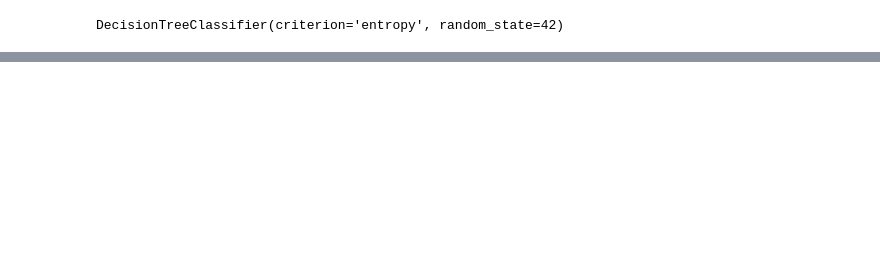
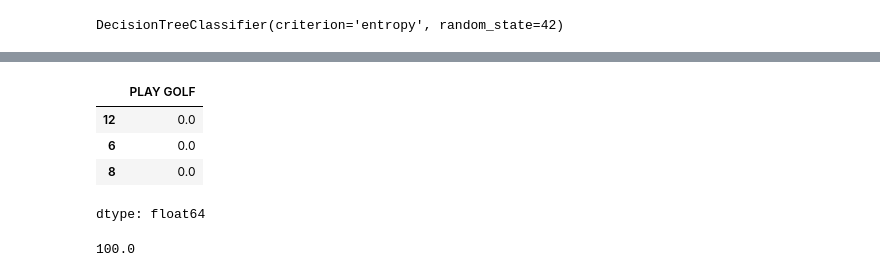
Before and after one commit to shahjamanbadhon/Data-Mining, a Jupyter notebook: Lab5_Decision_Tree.ipynb, the cells around one changed output, grey strips where cells are left out. Cells and saved outputs as stored; diff of their text form; code cells hidden in the pictures; blank space fills up the shorter version.

```diff
--- a/Lab5_Decision_Tree.ipynb
+++ b/Lab5_Decision_Tree.ipynb
@@ -105,0 +132,8 @@ plt.show()
+# %%
+y_test
+# %% [output]
+|  | PLAY GOLF |
+| 12 | 0.0 |
+| 6 | 0.0 |
+| 8 | 0.0 |
+dtype: float64
@@ -105,0 +142,4 @@ plt.show()
+# %%
+accuracy_score(y_pred,y_test)*100
+# %% [output]
+100.0
```
Also changed, not shown: parts of 20 cells of this notebook.
